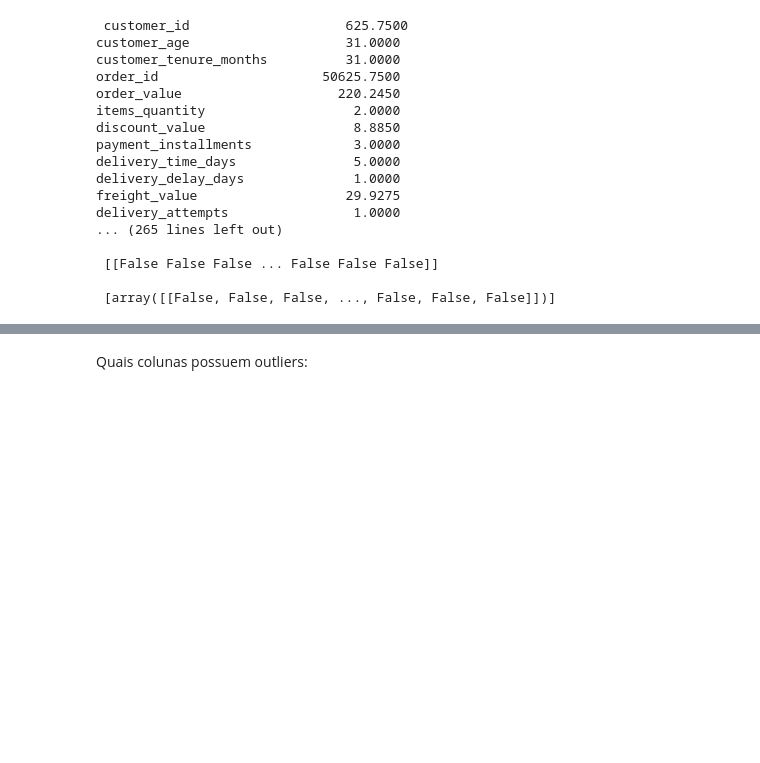
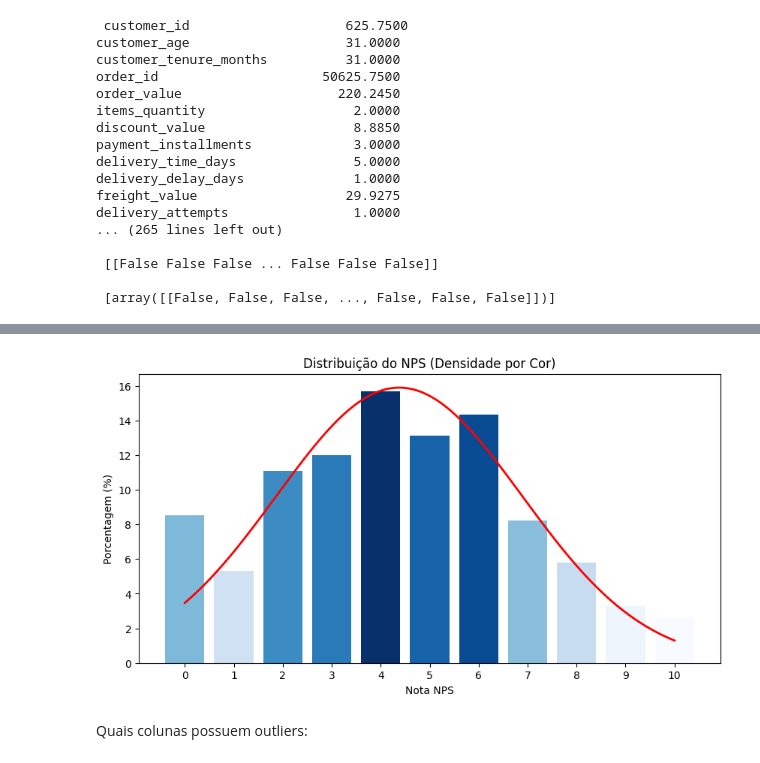
Before and after one commit to ceciliafujita/FIAP_1IAST, a Jupyter notebook: IAST1_TechChallenge_Fase1.ipynb, the cells around one changed output, grey strips where cells are left out. Saved outputs shown, nothing was run; the diff lists cells and outputs as text; code cells hidden in the pictures; blank space fills up the shorter version.

```diff
--- a/IAST1_TechChallenge_Fase1.ipynb
+++ b/IAST1_TechChallenge_Fase1.ipynb
@@ -227,3 +259,43 @@ Porcentagem de Detratores int: 80%
+# %%
+from matplotlib.lines import lineStyles
+import matplotlib.pyplot as plt
+import numpy as np
+
+# 1. Preparar os dados
+dist = nps_df['nps_score'].round(0).astype(int).value_counts(normalize=True).sort_index() * 100
+
+# 2. Configurar o Colormap (tons de azul)
+# 'Blues' é o mapa de cores que vai do claro ao escuro
+cmap = plt.get_cmap('Blues')
+# Normalizamos os valores entre 0 e 1 para o colormap entender
+rescale = lambda y: (y - y.min()) / (y.max() - y.min())
+
+plt.figure(figsize=(10, 5))
+
+# 3. Plotar as barras com as cores mapeadas
+# color=cmap(rescale(dist.values)) aplica a cor proporcional à altura
+plt.bar(dist.index.astype(str), dist.values, color=cmap(rescale(dist.values)))
+
+# 4. Calcula e plota a Gaussiana
+# Criamos um eixo X suave entre 0 e 10
+x = np.linspace(0, 10, 100)
+# Calculamos a média e o desvio padrão dos dados reais
+mu, std = data.mean(), data.std()
+# A função norm.pdf gera a curva. Multiplicamos por 100 (ou o fator de escala)
+# para que ela suba até o nível das porcentagens do gráfico
+p = norm.pdf(x, mu, std) * 100
+
+plt.plot(x, p, 'r', linewidth=2, label='Curva Gaussiana')
+
+# 5. Estilização
+plt.title('Distribuição do NPS (Densidade por Cor)')
+plt.xlabel('Nota NPS')
+plt.ylabel('Porcentagem (%)')
+plt.grid(axis='y', linestyle='',  alpha=0.3)
+
+plt.show()
+# %% [output]
+[figure, added]
 # %% [markdown]
 Quais colunas possuem outliers:
 # %%
```
Also changed, not shown: parts of 3 cells of this notebook.
